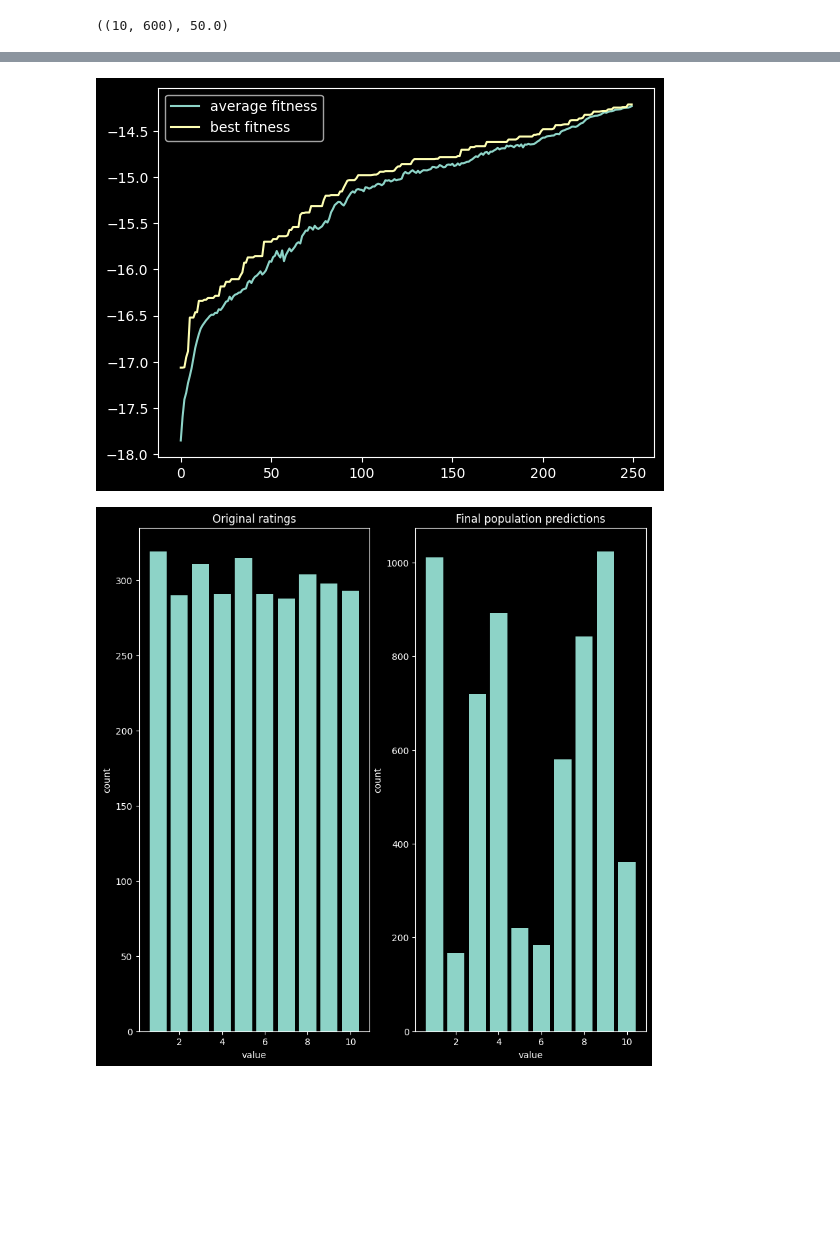
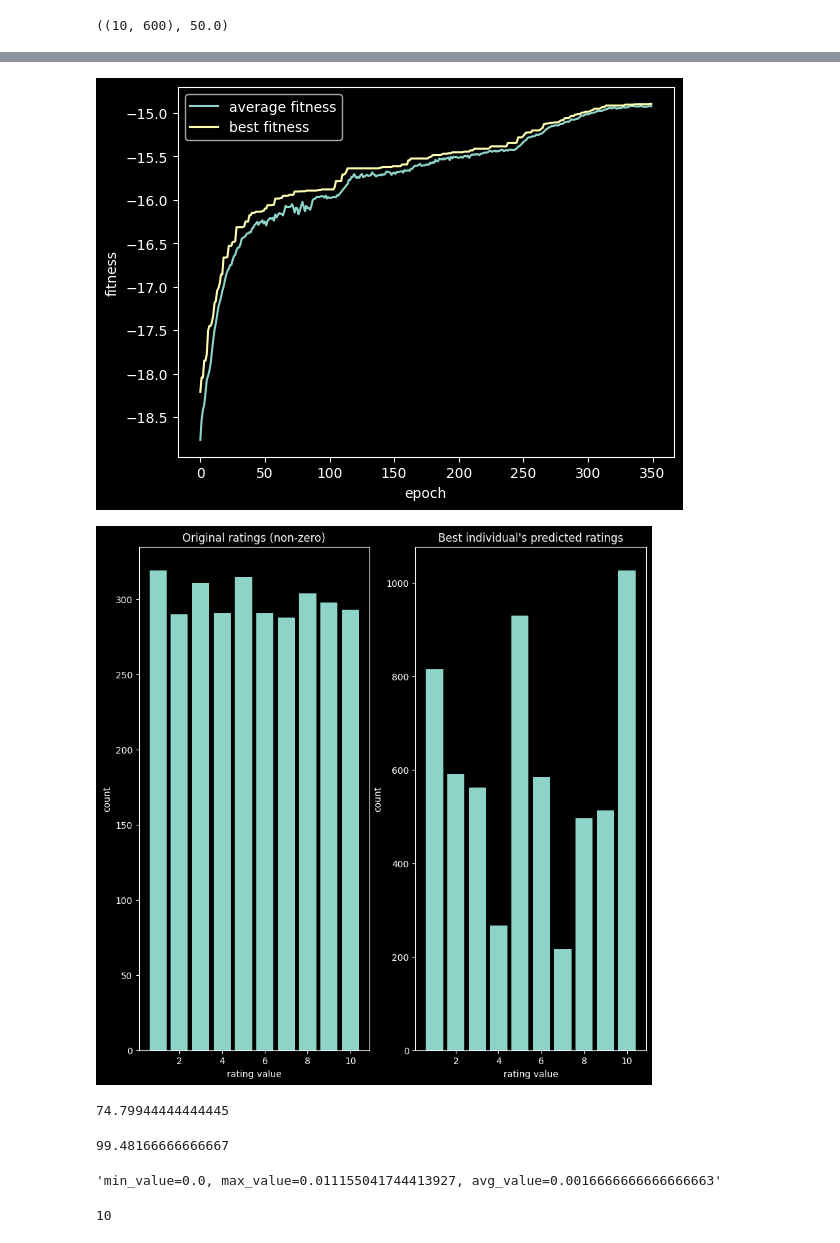
Before and after one commit to georgeVlc/thesis, a Jupyter notebook: gen_algo.ipynb, the cells around one changed output, grey strips where cells are left out. Drawn from its saved outputs; the diff is of its cells as text; code cells hidden in the pictures; blank space fills up the shorter version.

```diff
--- a/gen_algo.ipynb
+++ b/gen_algo.ipynb
@@ -311,19 +220,21 @@ original_data.shape, np.count_nonzero(original_data) / original_data.size * 100
 # %% [output]
 ((10, 600), 50.0)
 # %%
-def run_simulated_annealing(og_individual, og_fitness, data, test_indices, tolorance, max_iterations, mutation_rate, mutation_range):
+def run_simulated_annealing(og_individual, og_fitness, data, test_indices, tolorance, max_iterations, mutation_rate, mutation_range, device):
     best_fitness = og_fitness
     new_individual = og_individual.copy()
 
     for _ in range(max_iterations):
         new_individual = mutate_matrix(new_individual, mutation_rate, mutation_range)
-        new_individual_fitness = evaluate_population([new_individual], data, test_indices, verbose=False)[0][1]
+        new_individual_fitness = evaluate_population([new_individual], data, test_indices, device=device, verbose=False)[0][1]
 
-        offspring = crossover(og_individual, new_individual, og_fitness, new_individual_fitness, alpha=0.5)
-        offspring_fitness = evaluate_population([offspring], data, test_indices, verbose=False)[0][1]
+        offspring = crossover(og_individual, new_individual, og_fitness, new_individual_fitness, alpha=0.7)
+        offspring_fitness = evaluate_population([offspring], data, test_indices, device=device, verbose=False)[0][1]
 
-        if np.isclose(offspring_fitness, best_fitness, atol=tolorance):
+        if offspring_fitness >= tolorance * best_fitness:
             return offspring
+        # else:
+        #     print(f'{offspring_fitness=}, thes:{tolorance*best_fitness}')
 
     return None
 # %%
@@ -344,13 +255,15 @@ def restart_population(survivors, population_len, n, value_range):
     new_population.extend(initialize_population(population_len=population_len, n=n, value_range=value_range))
     return new_population
 # %%
-epochs = 250
+epochs = 350
 hist = np.zeros(shape=(epochs, 2), dtype=np.float64)
 
 test_indices = get_test_indices(original_data, test_size=0.4)
-max_iterations_values = [20 + (i // 15) for i in range(1, epochs + 1)]   # reduce max_iterations towards the end too much overhead
-tolorance_values = np.linspace(0.7, 0.85, epochs)
-mutation_rate_values = np.linspace(0.01, 0.00001, epochs)
+max_iterations_values = [5 + (i // 15) for i in range(1, epochs + 1)]   # reduce max_iterations towards the end too much overhead
+# tolorance_values = np.linspace(0.95, 1.2, epochs)[::-1]
+tolorance_values = np.linspace(1.1, 1.1, epochs)[::-1]
+# mutation_rate_values = np.linspace(0.01, 0.00001, epochs)   # increace
+mutation_rate_values = np.linspace(0.01, 0.001, epochs)
 population = initialize_population(population_len=population_len, n=num_users, value_range=value_range)
 # %%
 og_population = population.copy()
@@ -437,4 +373,4 @@ KeyboardInterrupt:
 # %%
-final_preds = sorted(valid_scores, key=lambda x:x[1], reverse=True)[0][2]
-final_preds
+best_predictions = sorted(valid_scores, key=lambda x:x[1], reverse=True)[0][2]  # getting the best individual's predictions
+best_predictions
 # %% [output]
@@ -461,32 +398,53 @@ visualize_matrix(population[0])
 # %%
 plt.plot(range(epochs), hist[:epochs, :epochs])
 plt.legend(['average fitness', 'best fitness'])
-# plt.savefig('gen_algo_results_2')
+plt.savefig('results/gen_algo_results_3')
+plt.ylabel('fitness')
+plt.xlabel('epoch')
 plt.show()
 # %% [output]
-[figure, old version]
+[figure, new version]
 # %%
-og_ratings_flat = original_data[original_data != 0].flatten()
+og_ratings_flat = original_data[original_data != 0].flatten()   # flattening the original ratings (non zero values only)
 og_ratings_values, og_preds_counts = np.unique(og_ratings_flat, return_counts=True)
 
-final_preds_flat = final_preds.flatten()
-final_preds_values, final_preds_counts = np.unique(final_preds_flat, return_counts=True)
+best_predictions_flat = best_predictions.flatten()
+best_predictions_values, best_predictions_counts = np.unique(best_predictions_flat, return_counts=True)
 
 _, ax = plt.subplots(1, 2, figsize=(10, 10))
 
 ax[0].bar(og_ratings_values, og_preds_counts)
 
-ax[0].set_xlabel('value')
+ax[0].set_xlabel('rating value')
 ax[0].set_ylabel('count')
-ax[0].set_title('Original ratings')
+ax[0].set_title('Original ratings (non-zero)')
 
-ax[1].bar(final_preds_values, final_preds_counts)
+ax[1].bar(best_predictions_values, best_predictions_counts)
 
-ax[1].set_xlabel('value')
+ax[1].set_xlabel('rating value')
 ax[1].set_ylabel('count')
-ax[1].set_title('Final population predictions')
-
+ax[1].set_title("Best individual's predicted ratings")
 
 plt.show()
 # %% [output]
-[figure, old version]
+[figure, new version]
+# %%
+np.count_nonzero(og_population[0]) / og_population[0].size * 100
+# %% [output]
+74.79944444444445
+# %%
+np.count_nonzero(W) / W.size * 100
+# %% [output]
+99.48166666666667
+# %%
+min_value = np.min(W)
+max_value = np.max(W)
+avg_value = np.average(W)
+
+f'{min_value=}, {max_value=}, {avg_value=}'
+# %% [output]
+'min_value=0.0, max_value=0.011155041744413927, avg_value=0.0016666666666666663'
+# %%
+num_items
+# %% [output]
+10
```
Also changed, not shown: parts of 21 cells of this notebook, 17 other files.
